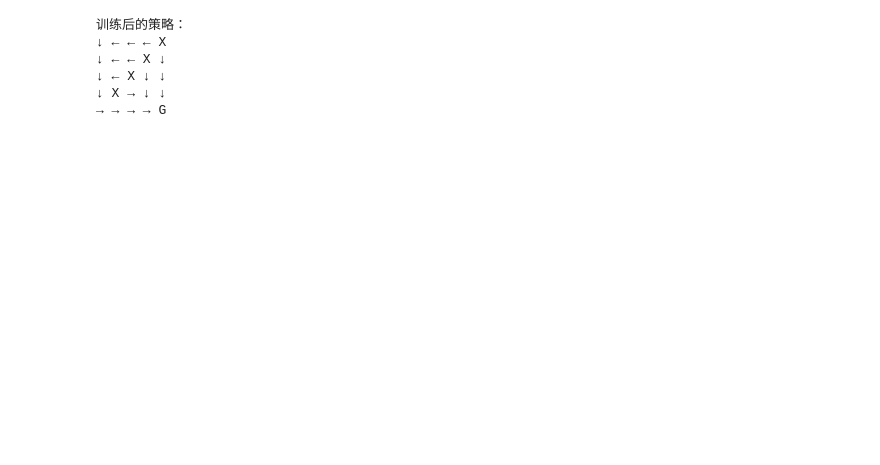
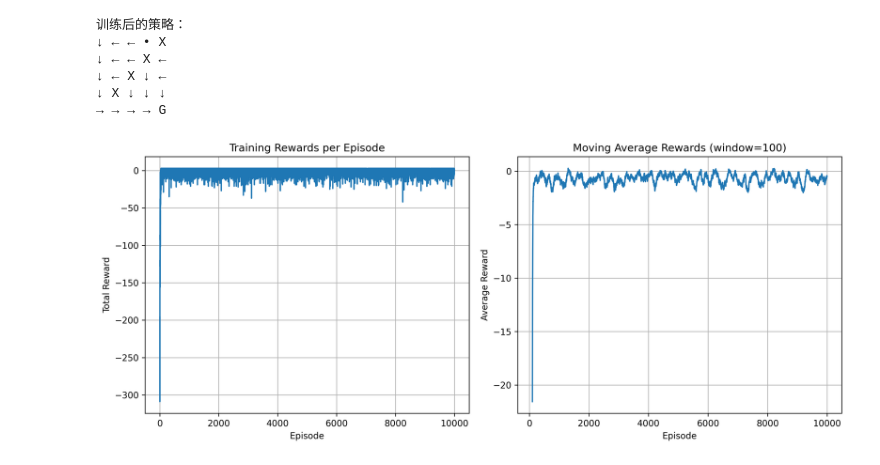
Before and after one commit to HeyDemons/MARL, a Jupyter notebook: hw1/hw1.ipynb, the cells around one changed output. Saved outputs shown, nothing was run; the diff lists cells and outputs as text; code cells hidden in the pictures; blank space fills up the shorter version.

```diff
--- a/hw1/hw1.ipynb
+++ b/hw1/hw1.ipynb
@@ -1,6 +1,7 @@
 # %%
 import numpy as np
 import random
+import matplotlib.pyplot as plt
 
 # 定义网格世界环境
 class GridWorld:
@@ -108,34 +109,67 @@ def train_agent(env, episodes=1000, alpha=0.1, gamma=0.9, epsilon=0.2):
 
 # 输出策略函数：用箭头表示最优动作
 def print_policy(Q, env):
     actions_map = {0: '↑', 1: '↓', 2: '←', 3: '→', 4: '•'}
     grid_policy = []
     for i in range(env.n_rows):
         row = []
         for j in range(env.n_cols):
             if (i, j) in env.obstacles:
                 row.append('X')  # 障碍物用 X 表示
             elif (i, j) == env.goal:
                 row.append('G')  # 目标状态用 G 表示
             else:
                 action = np.argmax(Q[(i, j)])
                 row.append(actions_map[action])
         grid_policy.append(row)
 
     for row in grid_policy:
         print(' '.join(row))
 
 
+# 绘制训练过程中的reward曲线
+def plot_rewards(rewards_per_episode, window_size=100):
+    plt.figure(figsize=(12, 5),dpi = 300)
+
+    # 原始奖励曲线
+    plt.subplot(1, 2, 1)
+    plt.plot(rewards_per_episode)
+    plt.title('Training Rewards per Episode')
+    plt.xlabel('Episode')
+    plt.ylabel('Total Reward')
+    plt.grid(True)
+
+    # 滑动平均奖励曲线
+    plt.subplot(1, 2, 2)
+    if len(rewards_per_episode) >= window_size:
+        moving_avg = np.convolve(rewards_per_episode, np.ones(window_size)/window_size, mode='valid')
+        plt.plot(range(window_size-1, len(rewards_per_episode)), moving_avg)
+        plt.title(f'Moving Average Rewards (window={window_size})')
+    else:
+        plt.plot(rewards_per_episode)
+        plt.title('Training Rewards per Episode')
+    plt.xlabel('Episode')
+    plt.ylabel('Average Reward')
+    plt.grid(True)
+
+    plt.tight_layout()
+    plt.show()
+
+
 # 主程序入口
 if __name__ == '__main__':
     env = GridWorld()
     Q, rewards = train_agent(env, episodes=10000, alpha=0.1, gamma=0.9, epsilon=0.2)
     print("训练后的策略：")
     print_policy(Q, env)
+
+    # 绘制奖励曲线
+    plot_rewards(rewards)
 # %% [output]
 训练后的策略：
-↓ ← ← ← X
-↓ ← ← X ↓
-↓ ← X ↓ ↓
-↓ X → ↓ ↓
+↓ ← ← • X
+↓ ← ← X ←
+↓ ← X ↓ ←
+↓ X ↓ ↓ ↓
 → → → → G
+[figure, added]
```
Also changed, not shown: 25 other files.
